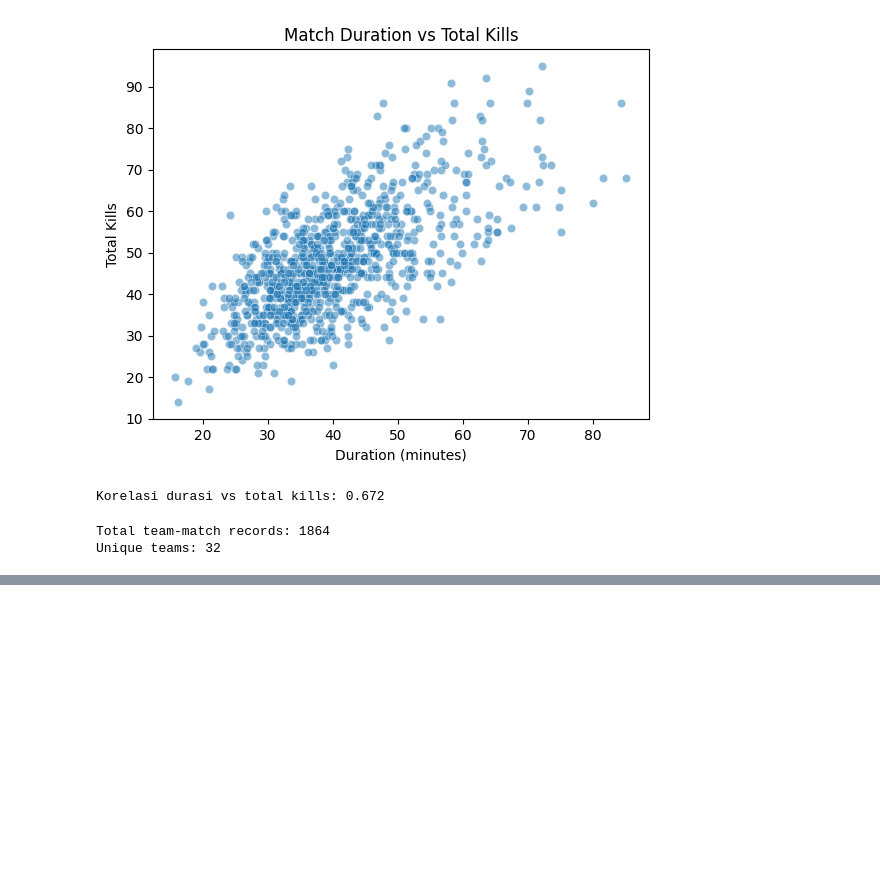
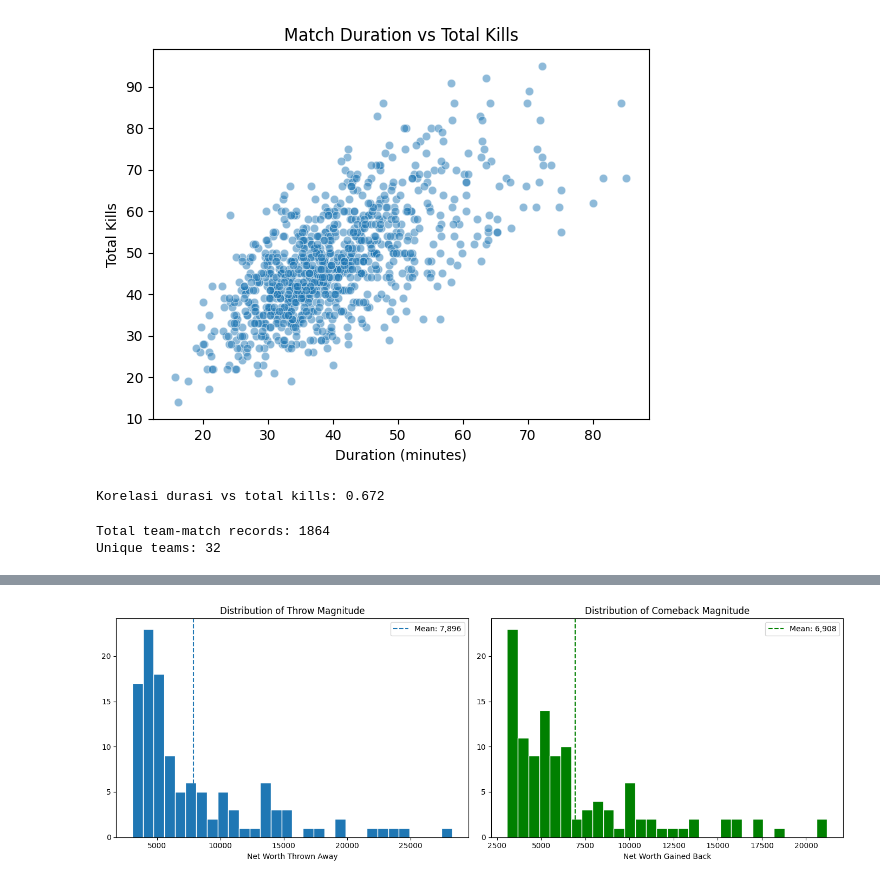
Before and after one commit to chokiarmando-lab/dota2-team-performance-analysis, a Jupyter notebook: notebooks/03-eda.ipynb, the cells around one changed output, grey strips where cells are left out. Cells and saved outputs as stored; diff of their text form; code cells hidden in the pictures; blank space fills up the shorter version.

```diff
--- a/notebooks/03-eda.ipynb
+++ b/notebooks/03-eda.ipynb
@@ -287,0 +396,21 @@ KeyError: 'throw'
+# %%
+fig, axes = plt.subplots(1, 2, figsize=(14, 5))
+
+# Histogram throw
+axes[0].hist(throw_matches["throw"], bins=30, edgecolor="white")
+axes[0].axvline(throw_matches["throw"].mean(), linestyle="--", label=f'Mean: {throw_matches["throw"].mean():,.0f}')
+axes[0].set_title("Distribution of Throw Magnitude")
+axes[0].set_xlabel("Net Worth Thrown Away")
+axes[0].legend()
+
+# Histogram comeback — coba lengkapi sendiri!
+axes[1].hist(comeback_matches["comeback"], bins=30, edgecolor="white", color="green")
+axes[1].axvline(comeback_matches["comeback"].mean(), linestyle="--", color="green", label=f'Mean: {comeback_matches["comeback"].mean():,.0f}')
+axes[1].set_title("Distribution of Comeback Magnitude")
+axes[1].set_xlabel("Net Worth Gained Back")
+axes[1].legend()
+
+plt.tight_layout()
+plt.show()
+# %% [output]
+[figure, added]
```
Also changed, not shown: parts of 13 cells of this notebook, 1 other file.
